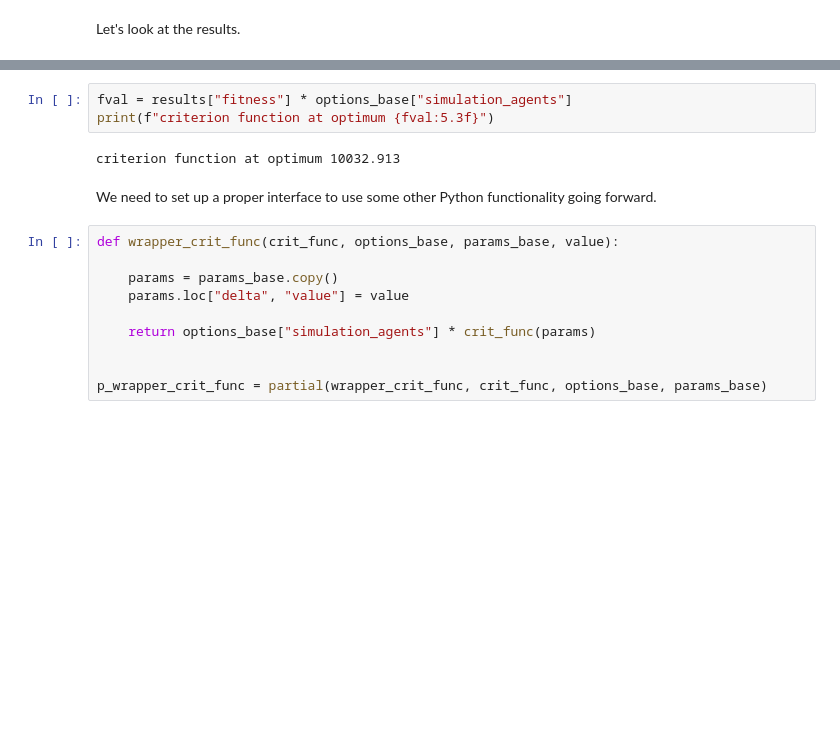
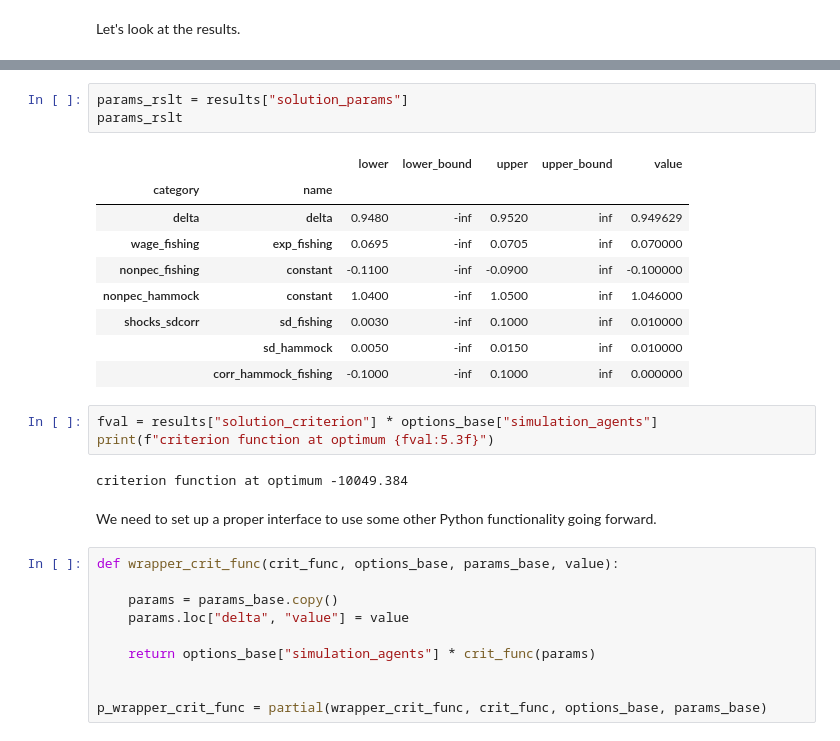
Before and after one commit to OpenSourceEconomics/ekw-lectures, a Jupyter notebook: lectures/maximum-likelihood/notebook.ipynb, the cells around one changed output, grey strips where cells are left out. Drawn from its saved outputs; the diff is of its cells as text; blank space fills up the shorter version.

```diff
--- a/lectures/maximum-likelihood/notebook.ipynb
+++ b/lectures/maximum-likelihood/notebook.ipynb
@@ -210,8 +201,21 @@ params_rslt
+# %%
+params_rslt = results["solution_params"]
+params_rslt
+# %% [output]
+|  |  | lower | lower_bound | upper | upper_bound | value |
+| category | name |  |  |  |  |  |
+| delta | delta | 0.9480 | -inf | 0.9520 | inf | 0.949629 |
+| wage_fishing | exp_fishing | 0.0695 | -inf | 0.0705 | inf | 0.070000 |
+| nonpec_fishing | constant | -0.1100 | -inf | -0.0900 | inf | -0.100000 |
+| nonpec_hammock | constant | 1.0400 | -inf | 1.0500 | inf | 1.046000 |
+| shocks_sdcorr | sd_fishing | 0.0030 | -inf | 0.1000 | inf | 0.010000 |
+|  | sd_hammock | 0.0050 | -inf | 0.0150 | inf | 0.010000 |
+|  | corr_hammock_fishing | -0.1000 | -inf | 0.1000 | inf | 0.000000 |
 # %%
-fval = results["fitness"] * options_base["simulation_agents"]
+fval = results["solution_criterion"] * options_base["simulation_agents"]
 print(f"criterion function at optimum {fval:5.3f}")
 # %% [output]
-criterion function at optimum 10032.913
+criterion function at optimum -10049.384
 # %% [markdown]
 We need to set up a proper interface to use some other Python functionality going forward.
 # %%
```
Also changed, not shown: parts of 14 cells of this notebook, 4 other files.
